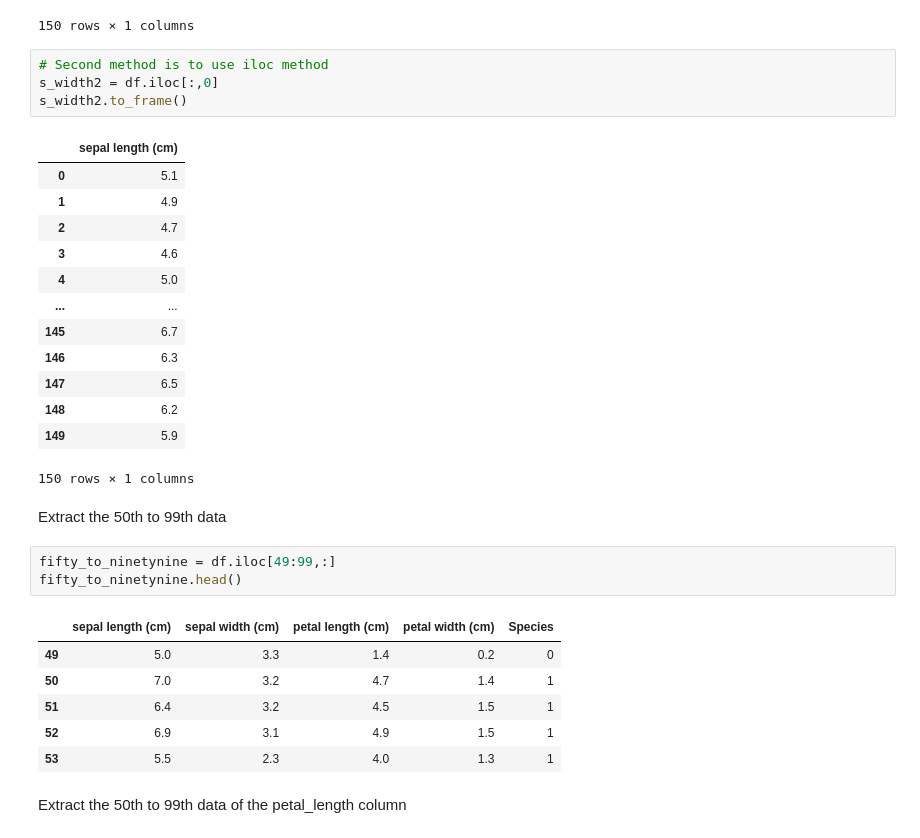
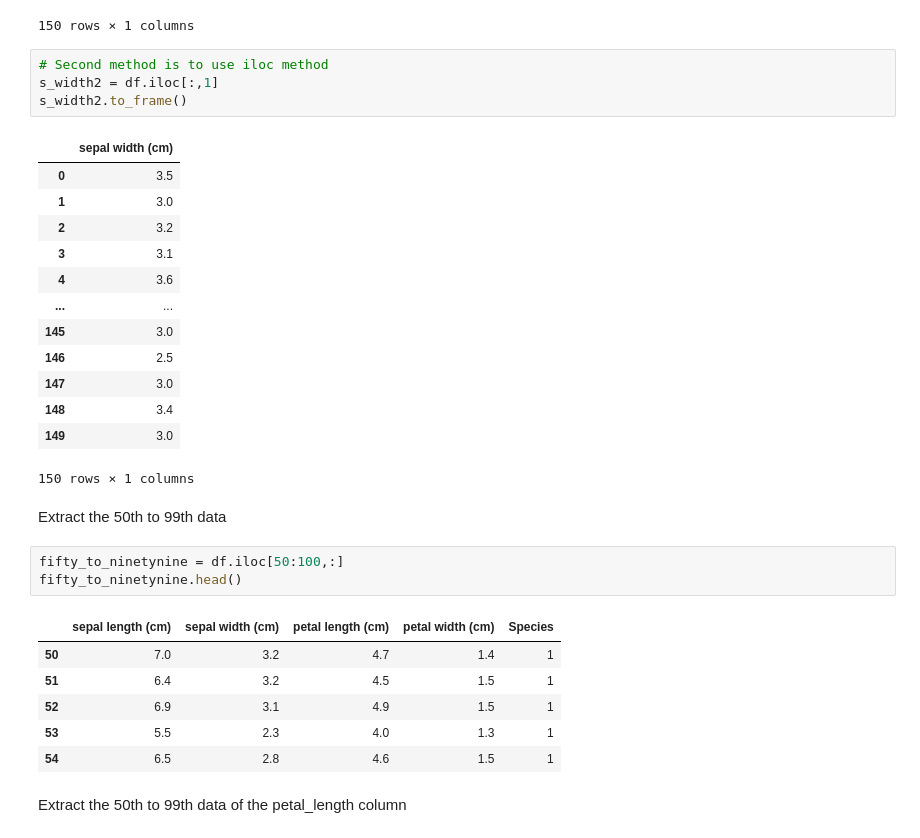
Before and after one commit to ducbao811/diveintocode-ml, a Jupyter notebook: Analysis_of_Irises.ipynb, the cells around one changed output. Cells and saved outputs as stored; diff of their text form.

```diff
--- a/Analysis_of_Irises.ipynb
+++ b/Analysis_of_Irises.ipynb
@@ -133,34 +133,34 @@ s_width1.to_frame()
 150 rows × 1 columns
 # %%
 # Second method is to use iloc method
-s_width2 = df.iloc[:,0]
+s_width2 = df.iloc[:,1]
 s_width2.to_frame()
 # %% [output]
-|  | sepal length (cm) |
-| 0 | 5.1 |
-| 1 | 4.9 |
-| 2 | 4.7 |
-| 3 | 4.6 |
-| 4 | 5.0 |
+|  | sepal width (cm) |
+| 0 | 3.5 |
+| 1 | 3.0 |
+| 2 | 3.2 |
+| 3 | 3.1 |
+| 4 | 3.6 |
 | ... | ... |
-| 145 | 6.7 |
-| 146 | 6.3 |
-| 147 | 6.5 |
-| 148 | 6.2 |
-| 149 | 5.9 |
+| 145 | 3.0 |
+| 146 | 2.5 |
+| 147 | 3.0 |
+| 148 | 3.4 |
+| 149 | 3.0 |
 150 rows × 1 columns
 # %% [markdown]
 Extract the 50th to 99th data
 # %%
-fifty_to_ninetynine = df.iloc[49:99,:]
+fifty_to_ninetynine = df.iloc[50:100,:]
 fifty_to_ninetynine.head()
 # %% [output]
 |  | sepal length (cm) | sepal width (cm) | petal length (cm) | petal width (cm) | Species |
-| 49 | 5.0 | 3.3 | 1.4 | 0.2 | 0 |
 | 50 | 7.0 | 3.2 | 4.7 | 1.4 | 1 |
 | 51 | 6.4 | 3.2 | 4.5 | 1.5 | 1 |
 | 52 | 6.9 | 3.1 | 4.9 | 1.5 | 1 |
 | 53 | 5.5 | 2.3 | 4.0 | 1.3 | 1 |
+| 54 | 6.5 | 2.8 | 4.6 | 1.5 | 1 |
 # %% [markdown]
 Extract the 50th to 99th data of the petal_length column
 # %%
```
Also changed, not shown: parts of 1 cell of this notebook.
